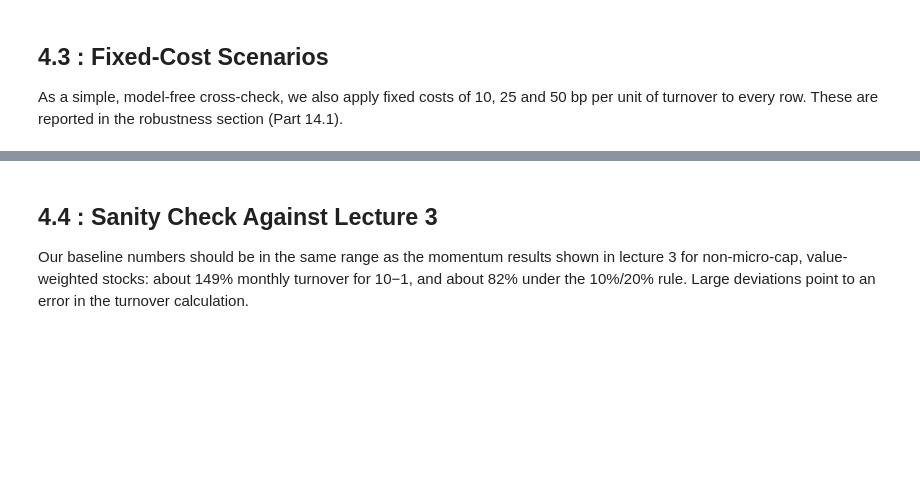
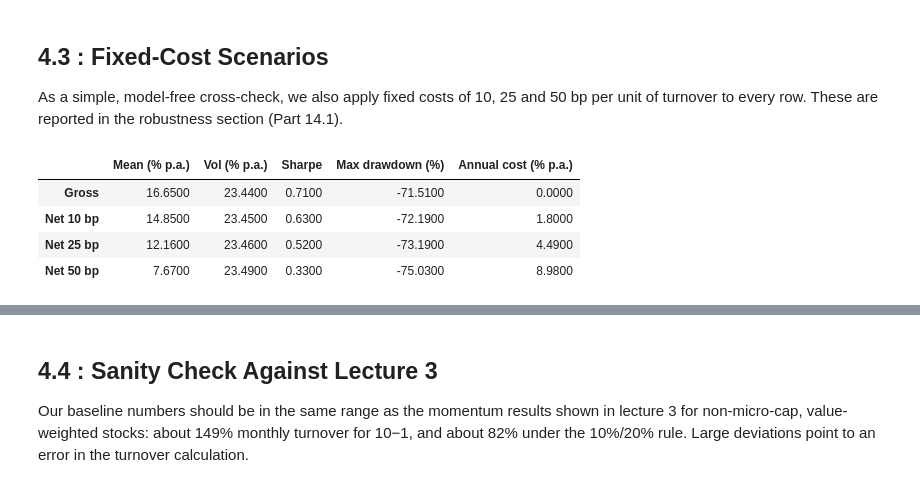
Before and after one commit to olol2/AppliedInvestments, a Jupyter notebook: Momentum_Robust_Notebook.ipynb, the cells around one changed output, grey strips where cells are left out. Drawn from its saved outputs; the diff is of its cells as text; code cells hidden in the pictures; blank space fills up the shorter version.

```diff
--- a/Momentum_Robust_Notebook.ipynb
+++ b/Momentum_Robust_Notebook.ipynb
@@ -1178,3 +1322,25 @@ $$\text{Cost}_{t} = \sum_i \left|\Delta w_{i,t}\right| \left(\frac{s_{i,t}}{2} +
 ## 4.3 : Fixed-Cost Scenarios
 
 As a simple, model-free cross-check, we also apply fixed costs of 10, 25 and 50 bp per unit of turnover to every row. These are reported in the robustness section (Part 14.1).
+# %%
+# Fixed-cost scenarios: net return = gross return - turnover x cost per unit of turnover.
+# Cost in basis points (1 bp = 0.01%) per dollar traded. Same function for every strategy later on.
+def net_returns(gross, turnover, cost_bp):
+    """Gross monthly returns minus trading costs; both series dated by holding month."""
+    return gross - turnover.reindex(gross.index).fillna(0) * cost_bp / 10_000
+
+gross_wml = wml["WML (VW)"]
+wml_costs = pd.DataFrame({"Gross": gross_wml})
+for c in COST_SCENARIOS_BP:
+    wml_costs[f"Net {c} bp"] = net_returns(gross_wml, turn_wml["WML (both legs)"], c)
+
+# In-sample only (1963-2011): new results are not looked at out-of-sample before the design freeze (Part 9)
+cost_table = summary_stats(wml_costs.loc[SAMPLE_START:IS_END])[["Mean (% p.a.)", "Vol (% p.a.)", "Sharpe", "Max drawdown (%)"]]
+cost_table["Annual cost (% p.a.)"] = cost_table.loc["Gross", "Mean (% p.a.)"] - cost_table["Mean (% p.a.)"]
+cost_table.round(2)
+# %% [output]
+|  | Mean (% p.a.) | Vol (% p.a.) | Sharpe | Max drawdown (%) | Annual cost (% p.a.) |
+| Gross | 16.6500 | 23.4400 | 0.7100 | -71.5100 | 0.0000 |
+| Net 10 bp | 14.8500 | 23.4500 | 0.6300 | -72.1900 | 1.8000 |
+| Net 25 bp | 12.1600 | 23.4600 | 0.5200 | -73.1900 | 4.4900 |
+| Net 50 bp | 7.6700 | 23.4900 | 0.3300 | -75.0300 | 8.9800 |
```
Also changed, not shown: parts of 9 cells of this notebook, 1 other file.
